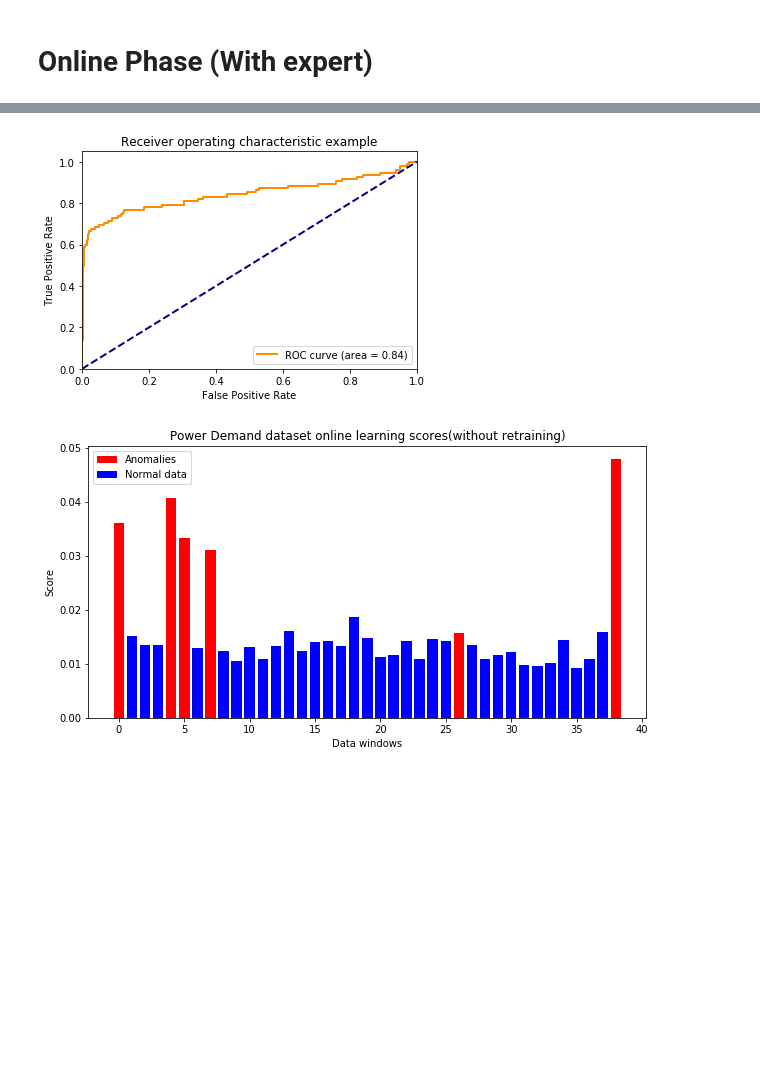
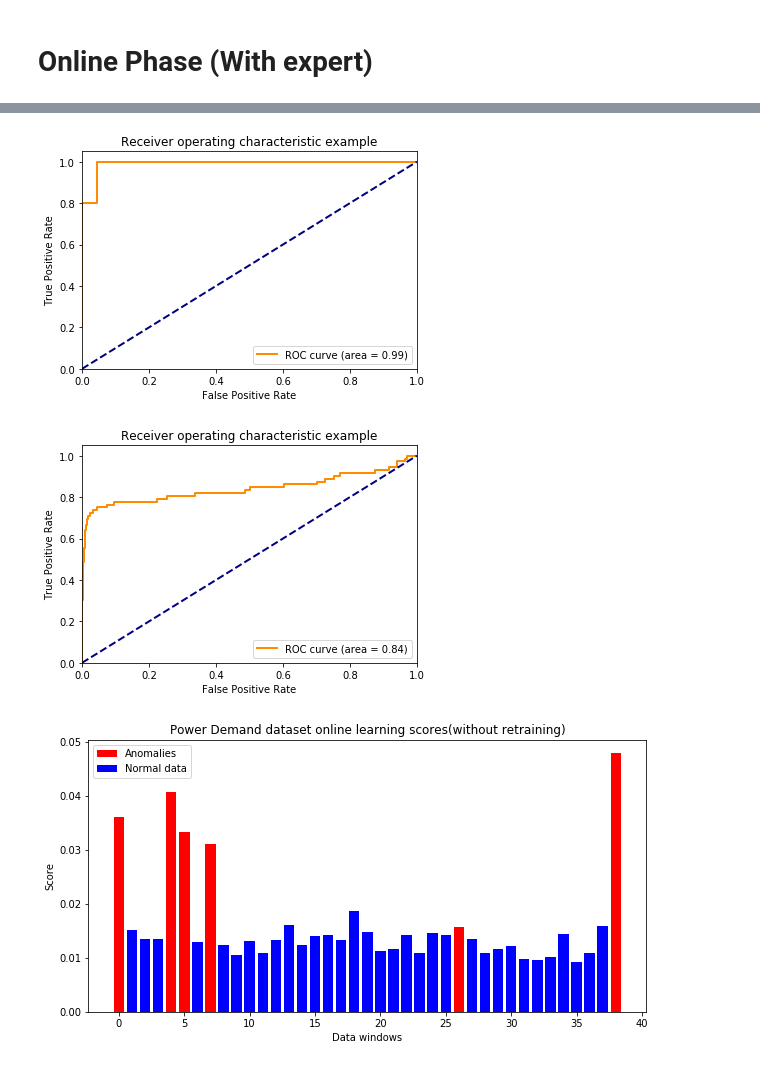
Before and after one commit to binli826/LSTM-Autoencoders, a Jupyter notebook: src/Experiments/Online_power.ipynb, the cells around one changed output, grey strips where cells are left out. Cells and saved outputs as stored; diff of their text form; code cells hidden in the pictures; blank space fills up the shorter version.

```diff
--- a/src/Experiments/Online_power.ipynb
+++ b/src/Experiments/Online_power.ipynb
@@ -392,11 +379,17 @@ new mu 0.086, new sigma 0.006, acc: 3057
+# %%
+fpr, tpr, thresholds = metrics.roc_curve(expert[:27], output[:27], pos_label="anomaly")
+auc = metrics.auc(fpr, tpr)
+plot_roc(fpr,tpr,auc)
+# %% [output]
+[figure, added]
 # %%
 foo = pd.Series(np.array(all_scores).ravel())
-fpr, tpr, thresholds = metrics.roc_curve(labels[1:], foo[1:], pos_label="anomaly")
+fpr, tpr, thresholds = metrics.roc_curve(labels[13:], foo[13:], pos_label="anomaly")
 auc = metrics.auc(fpr, tpr)
 #print(fpr,tpr,thresholds,auc)
 plot_roc(fpr,tpr,auc)
 # %% [output]
-[figure, old version]
+[figure, new version]
 # %%
 plt.figure(figsize=(10,5))
 #barlist = plt.bar(range(len(output)),output)
```
Also changed, not shown: parts of 5 cells of this notebook, 7 other files.
